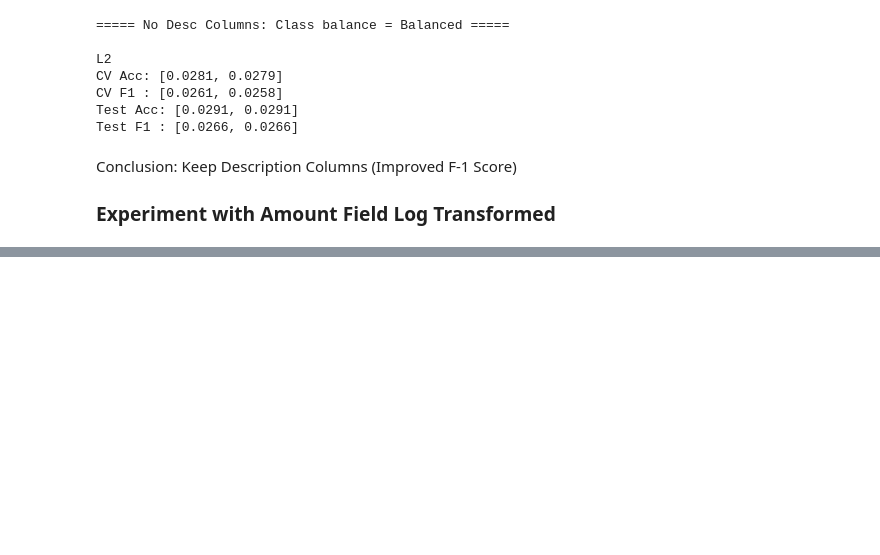
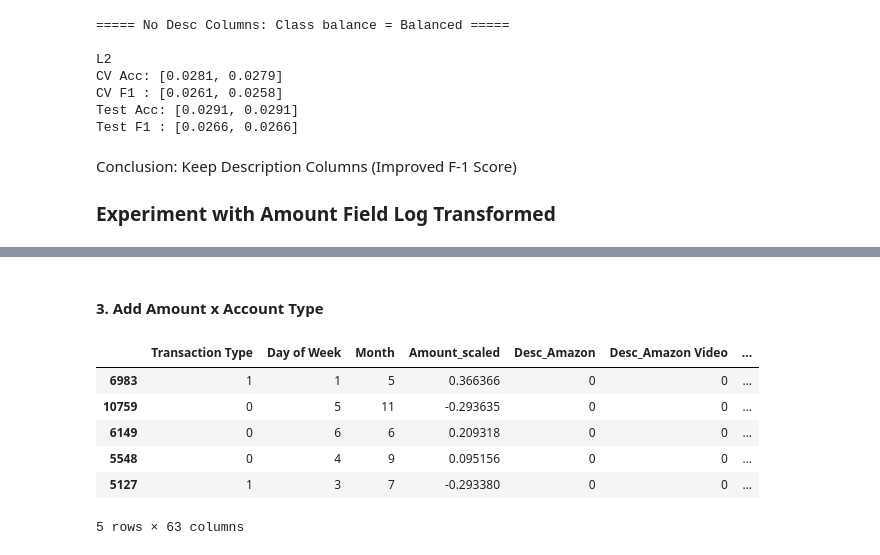
Before and after one commit to AngelaLee03/ProjectFinalReport, a Jupyter notebook: models/logistic_regression.ipynb, the cells around one changed output, grey strips where cells are left out. Drawn from its saved outputs; the diff is of its cells as text; code cells hidden in the pictures; blank space fills up the shorter version.

```diff
--- a/models/logistic_regression.ipynb
+++ b/models/logistic_regression.ipynb
@@ -670,0 +1111,24 @@ Conclusion: Keep Description Columns (Improved F-1 Score)
+# %% [markdown]
+#### 3. Add Amount x Account Type
+# %%
+X_train, X_test, y_train, y_test, feature_cols = load_train_test_split()
+
+account_cols = [
+    "Acct_Platinum Card",
+    "Acct_Checking",
+    "Acct_Silver Card"
+]
+
+for col in account_cols:
+    X_train[f"Amount_{col}"] = X_train["Amount_scaled"] * X_train[col]
+    X_test[f"Amount_{col}"] = X_test["Amount_scaled"] * X_test[col]
+
+X_train.head()
+# %% [output]
+|  | Transaction Type | Day of Week | Month | Amount_scaled | Desc_Amazon | Desc_Amazon Video | ... |
+| 6983 | 1 | 1 | 5 | 0.366366 | 0 | 0 | ... |
+| 10759 | 0 | 5 | 11 | -0.293635 | 0 | 0 | ... |
+| 6149 | 0 | 6 | 6 | 0.209318 | 0 | 0 | ... |
+| 5548 | 0 | 4 | 9 | 0.095156 | 0 | 0 | ... |
+| 5127 | 1 | 3 | 7 | -0.293380 | 0 | 0 | ... |
+5 rows × 63 columns
```
Also changed, not shown: parts of 29 cells of this notebook, 2 other files.
